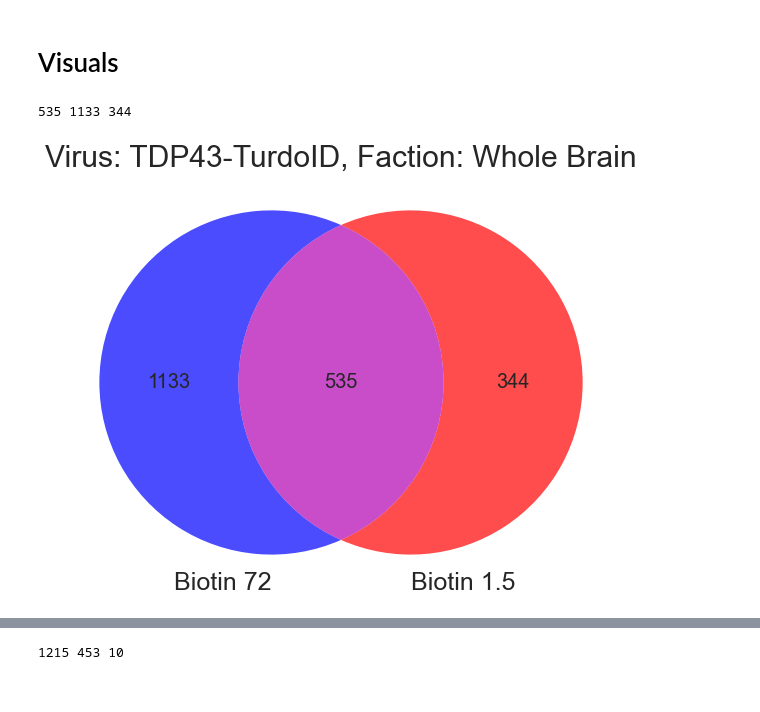
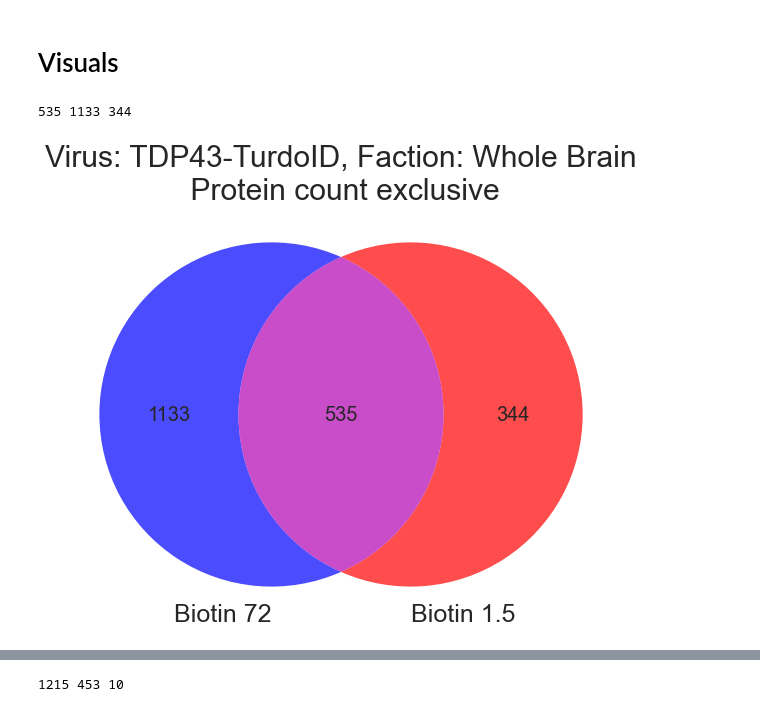
Before and after one commit to adamwbrew/Proteins, a Jupyter notebook: Visuals/protein_visuals_venns_and_heatmaps.ipynb, the cells around one changed output, grey strips where cells are left out. Saved outputs shown, nothing was run; the diff lists cells and outputs as text; code cells hidden in the pictures.

```diff
--- a/Visuals/protein_visuals_venns_and_heatmaps.ipynb
+++ b/Visuals/protein_visuals_venns_and_heatmaps.ipynb
@@ -129,32 +129,32 @@ Should be zero: 0
 # Venn Diagram Biotin types
 # TDP43TurboID_15_wholebrain, TDP43TurboID_72_wholebrain
 
 TDP43TurboID_72_wholebrain_list = TDP43TurboID_72_wholebrain[TDP43TurboID_72_wholebrain["Hits"] != 0]["Protein_Name"].copy().to_list()
 TDP43TurboID_15_wholebrain_list = TDP43TurboID_15_wholebrain[TDP43TurboID_15_wholebrain["Hits"] != 0]["Protein_Name"].copy().to_list()
 
 # 3 samples for top list, 1 sample for bottom list
 TDP43TurboID_72_wholebrain_list = list(set([x for x in TDP43TurboID_72_wholebrain_list if TDP43TurboID_72_wholebrain_list.count(x) >= 3]))
 TDP43TurboID_15_wholebrain_list = list(set([x for x in TDP43TurboID_15_wholebrain_list if TDP43TurboID_15_wholebrain_list.count(x) >= 1]))
 
 union_list = TDP43TurboID_15_wholebrain_list + TDP43TurboID_72_wholebrain_list
 
 union_list = set([x for x in union_list if union_list.count(x) > 1])
 TDP43TurboID_72_wholebrain_list = set([x for x in TDP43TurboID_72_wholebrain_list if x not in union_list])
 TDP43TurboID_15_wholebrain_list = set([x for x in TDP43TurboID_15_wholebrain_list if x not in union_list])
 print(len(union_list), len(TDP43TurboID_72_wholebrain_list), len(TDP43TurboID_15_wholebrain_list))
 
 plt.figure(figsize=(10,12), facecolor='white')
-plt.title("Virus: TDP43-TurdoID, Faction: Whole Brain", size = 30)
+plt.title("Virus: TDP43-TurdoID, Faction: Whole Brain\n Protein count exclusive", size = 30)
 ax = plt.gca()
 vd = venn2_unweighted(subsets = (len(TDP43TurboID_72_wholebrain_list), len(TDP43TurboID_15_wholebrain_list), len(union_list)), set_colors=("blue","red"), set_labels = ('Biotin 72', 'Biotin 1.5'), alpha = 0.7)
 
 for text in vd.set_labels:
    text.set_fontsize(25)
 
 for text in vd.subset_labels:
    text.set_fontsize(20)
 
 plt.show()
 # %% [output]
 535 1133 344
-[figure, old version]
+[figure, new version]
```
Also changed, not shown: parts of 1 cell of this notebook, 2 other files.
